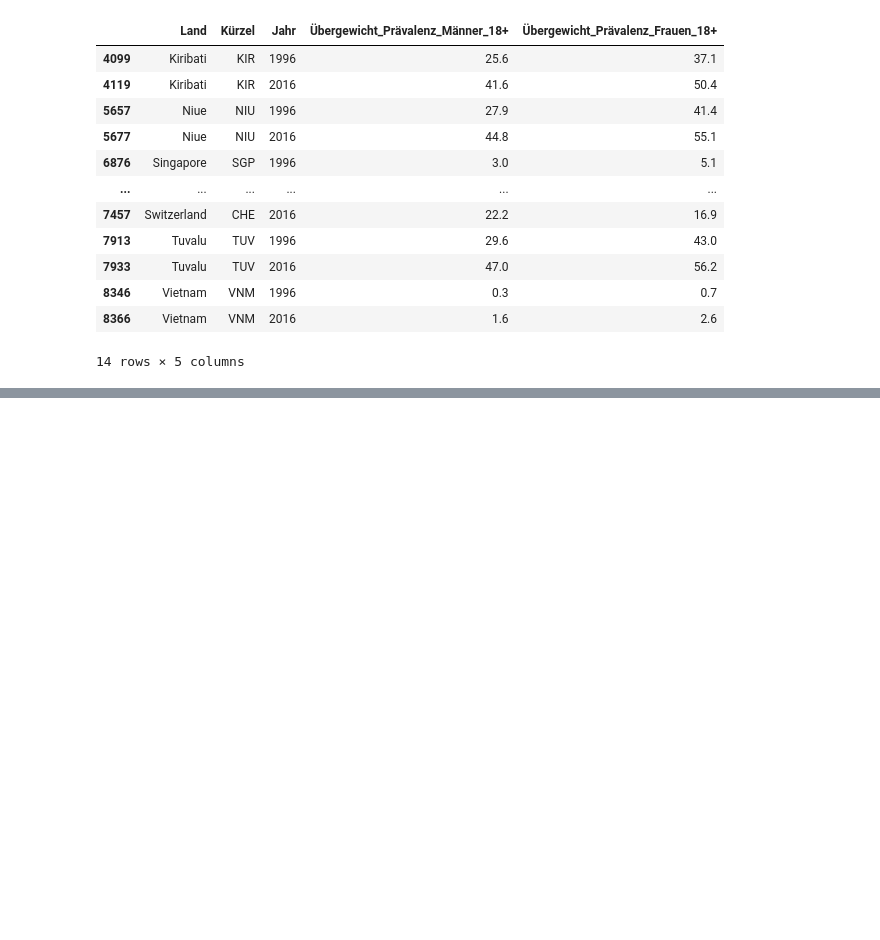
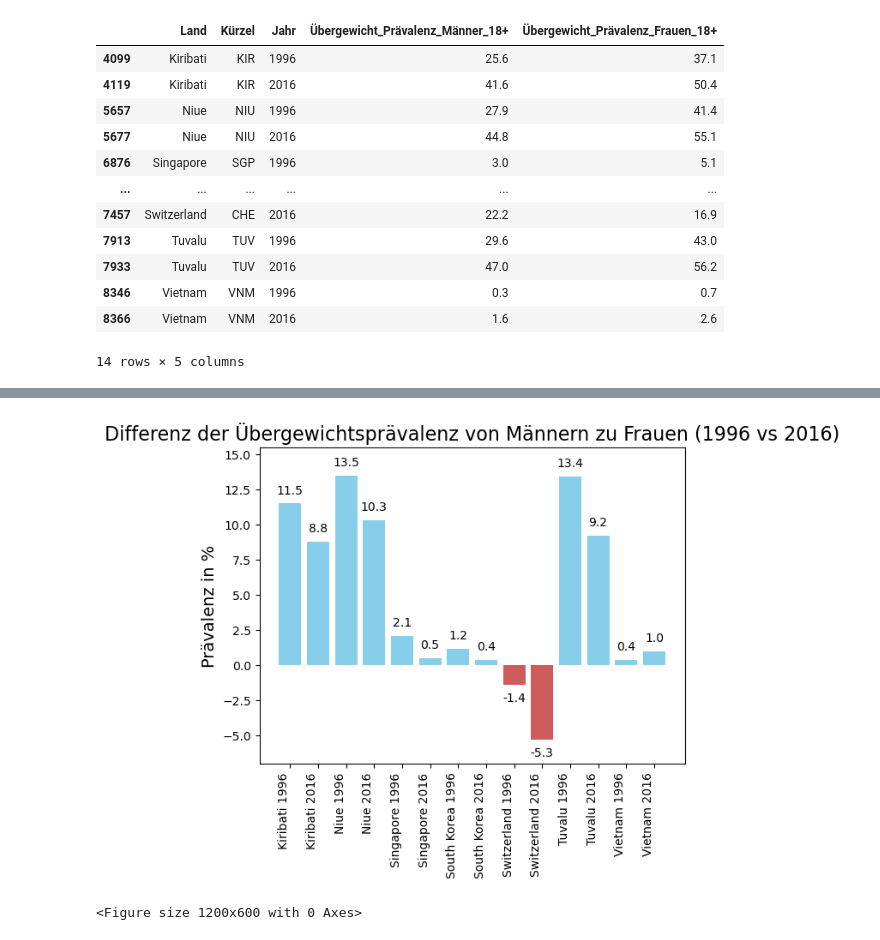
Before and after one commit to Hirnfresser/Leistungsnachweis_Phyton, a Jupyter notebook: Grundgerüst_Leistungsnachweis.ipynb, the cells around one changed output, grey strips where cells are left out. Drawn from its saved outputs; the diff is of its cells as text; code cells hidden in the pictures; blank space fills up the shorter version.

Commit message:
2 letzte Diagramme eingefügt

```diff
--- a/Grundgerüst_Leistungsnachweis.ipynb
+++ b/Grundgerüst_Leistungsnachweis.ipynb
@@ -958,0 +1014,5 @@ interaktives_Diagramm_3
+# %%
+df_gefiltert.loc[:, 'Differenz_von_Männern_zu_Frauen'] = df_gefiltert['Übergewicht_Prävalenz_Frauen_18+'] - df_gefiltert['Übergewicht_Prävalenz_Männer_18+']
+
+df_gefiltert_Differenz_Mann_Frau = df_gefiltert[df_gefiltert['Differenz_von_Männern_zu_Frauen'].notna()]
+df_gefiltert_Differenz_Mann_Frau
@@ -958,0 +1033,21 @@ interaktives_Diagramm_3
+# %%
+colors = ['indianred' if val < 0 else 'skyblue' for val in df_gefiltert_Differenz_Mann_Frau['Differenz_von_Männern_zu_Frauen']]
+
+balken = plt.bar(df_gefiltert_Differenz_Mann_Frau['Land'] + ' ' + df_gefiltert_Differenz_Mann_Frau['Jahr'].astype(int).astype(str),
+               df_gefiltert_Differenz_Mann_Frau['Differenz_von_Männern_zu_Frauen'], color=colors)
+
+for bar in balken:
+    yval = bar.get_height()
+    if yval < 0:
+        plt.text(bar.get_x() + bar.get_width() / 2, yval - 0.5, round(yval, 2), ha='center', va='top', fontsize=10, color='black')
+    else:
+        plt.text(bar.get_x() + bar.get_width() / 2, yval + 0.5, round(yval, 2), ha='center', va='bottom', fontsize=10, color='black')
+
+plt.title('Differenz der Übergewichtsprävalenz von Männern zu Frauen (1996 vs 2016)', fontsize=16)
+plt.ylabel('Prävalenz in %', fontsize=14)
+plt.xticks(rotation=90, ha='right')
+plt.ylim(-7, 15.5)
+plt.figure(figsize=(12, 6));
+# %% [output]
+[figure, added]
+<Figure size 1200x600 with 0 Axes>
```
Also changed, not shown: parts of 4 cells of this notebook.
